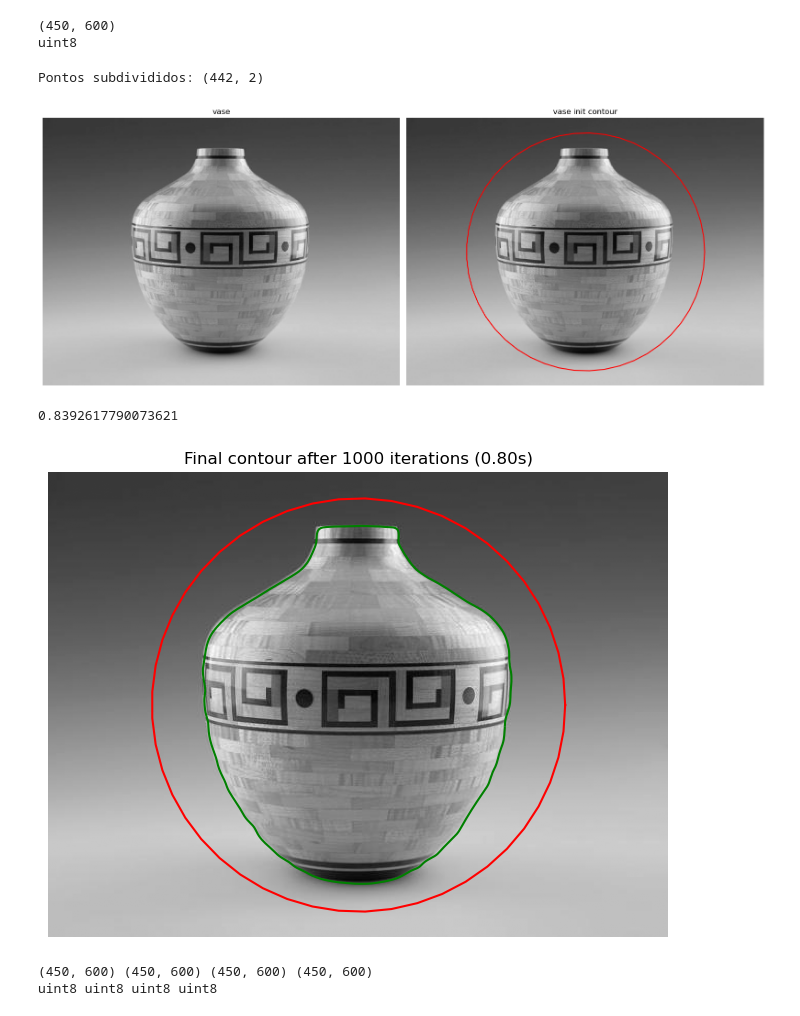
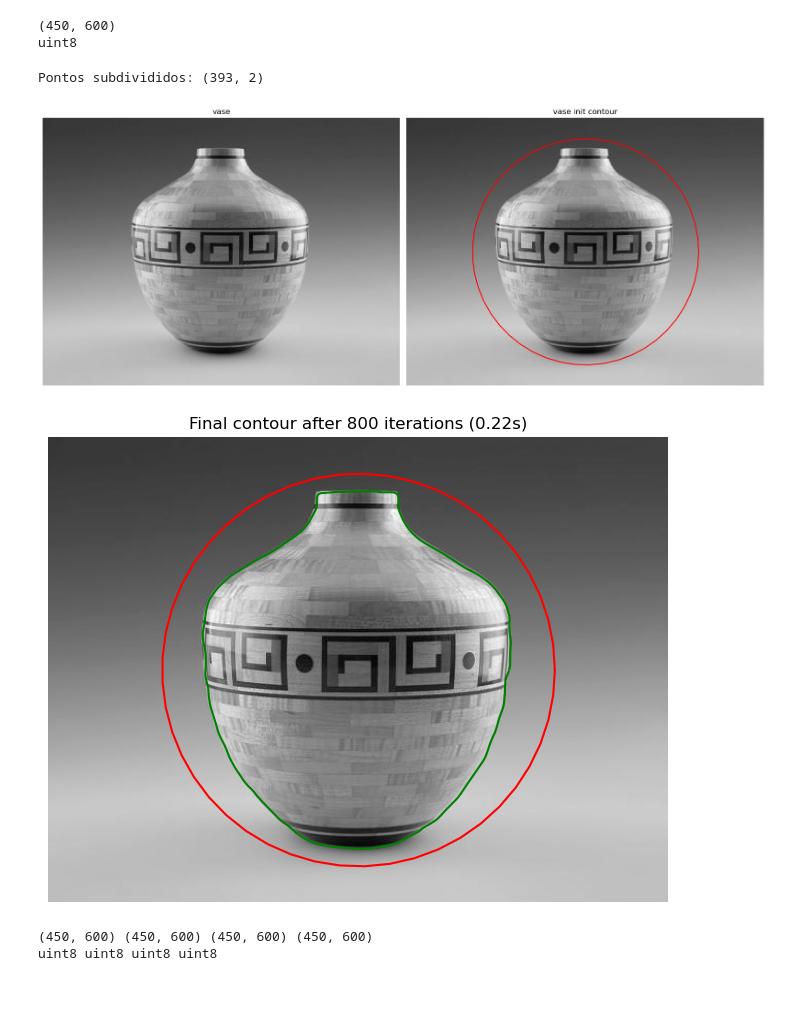
Before and after one commit to shh4und/snakes, a Jupyter notebook: 2D/snake.ipynb, the cells around one changed output. Cells and saved outputs as stored; diff of their text form; code cells hidden in the pictures.

```diff
--- a/2D/snake.ipynb
+++ b/2D/snake.ipynb
@@ -14,13 +14,14 @@ print(vase.dtype)
 uint8
 # %%
 vase_V_circle = init_circle(
-    (vase.shape[1] // 2, vase.shape[0] // 2), 200, num_points=50
+    (vase.shape[1] // 2, vase.shape[0] // 2), 190, num_points=50
 )
-vase_V_subdivided = subdivision(vase_V_circle, k=3)
+subdivision_k = 3
+vase_V_subdivided = subdivision(vase_V_circle, k=subdivision_k)
 print("Pontos subdivididos:", vase_V_subdivided.shape)
 vase_v_init = vase_V_subdivided
 # %% [output]
-Pontos subdivididos: (442, 2)
+Pontos subdivididos: (393, 2)
 # %%
 # Display initial contour
 fig, (ax1, ax2) = plt.subplots(1, 2, figsize=(16, 8))
@@ -34,41 +35,42 @@ ax2.axis("off")
 plt.tight_layout()
 plt.show()
 # %% [output]
-[figure, old version]
+[figure, new version]
 # %%
 # Configure snake parameters
 vase_params = SnakeParams(
-    alpha=2000.0,  # Stronger continuity
-    k=3.0,
-    beta=2000.0,  # Stronger curvature
+    alpha=1500.0,  # Stronger continuity
+    k=float(subdivision_k),
+    beta=1000.0,  # Stronger curvature
     gamma=0.003,  # Smaller time step
-    sigma=1.0,  # Less blur
-    kb=15.0,  # Weaker balloon force
-    sb=50.0,  # More smoothing
-    max_iter=1000,
+    sigma=0.85,  # Less blur
+    kb=10.0,  # Weaker balloon force
+    sb=0.0,  # More smoothing
+    max_iter=800,
     dmax=1.5,
     mfactor=1.0,
-    cubic_spline_refinement=True,
-    vfc_ksize=5,
+    cubic_spline_refinement=False,
+    vfc_ksize=15,
     vfc_sigma=2.0,
+    L2_gradient=False,
 )
+
 
 # Create and evolve snake
 vase_snake = Snake2D(vase, vase_v_init, vase_params)
 v_final, iters, duration = vase_snake.evolve()
 
 # Display result
 plt.figure(figsize=(8, 8))
 plt.imshow(vase, cmap="gray")
 plt.plot(vase_v_init[:, 0], vase_v_init[:, 1], "r-")
 plt.plot(v_final[:, 0], v_final[:, 1], "g-")
 
 plt.title(f"Final contour after {iters} iterations ({duration:.2f}s)")
 plt.axis("off")
 plt.show()
 # %% [output]
-0.8392617790073621
-[figure, old version]
+[figure, new version]
 # %%
 smoothed_vase = vase_snake.get_I()
 edge_map_vase = vase_snake.get_edge_map()
```
Also changed, not shown: parts of 9 cells of this notebook.
